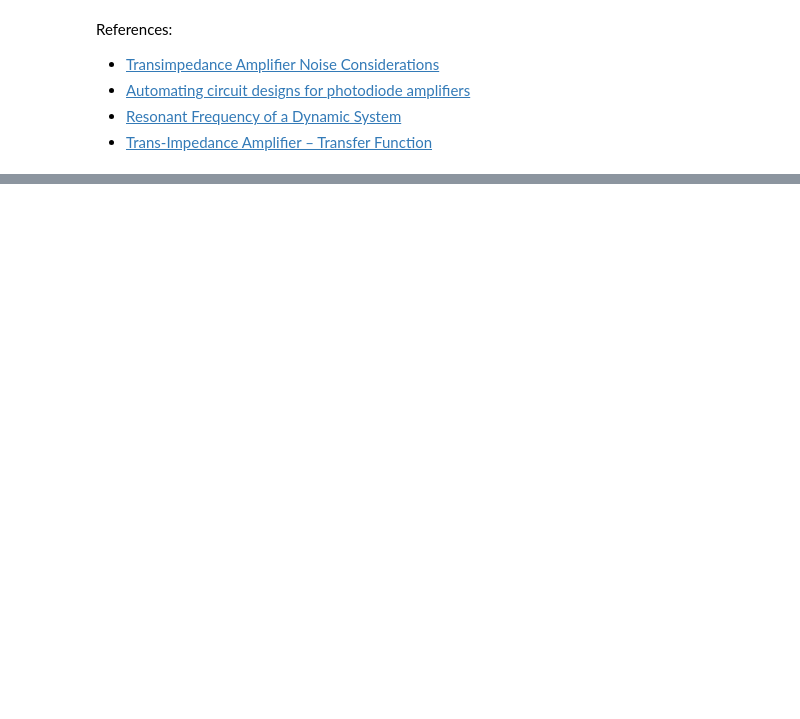
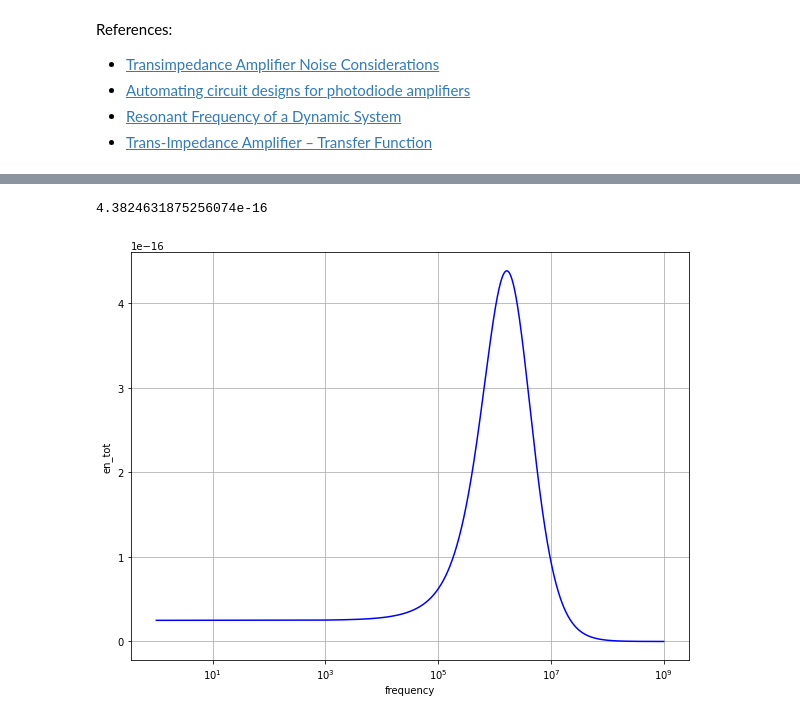
Before and after one commit to dimant/ee538-spring2021, a Jupyter notebook: HW2/HW2.ipynb, the cells around one changed output, grey strips where cells are left out. Saved outputs shown, nothing was run; the diff lists cells and outputs as text; code cells hidden in the pictures; blank space fills up the shorter version.

```diff
--- a/HW2/HW2.ipynb
+++ b/HW2/HW2.ipynb
@@ -40,18 +40,3 @@ photodiode amplifiers](https://www.ti.com/lit/an/slyt703/slyt703.pdf?ts=16187099
 ![Adobe%20Scan%20Apr%2018,%202021%20%281%29_1.jpg](attachment:Adobe%20Scan%20Apr%2018,%202021%20%281%29_1.jpg)
 # %% [markdown]
 ![image.png](attachment:image.png)
-# %%
-import numpy as np
-k = 1.38e-23                 # Boltzmann constant, J/K
-T = 300                      # room temperature (27C) in Kelvin
-
-f = np.linspace(1, 1e9, 1e6)
-s = np.multiply()
-
-en_a = 5e-9 # 5nv / rtHz
-Rf = 1e3 # 1k
-en_a2 = en_a**2
-en_Rf2 = 4 * k * T * Rf
-en_Rf = np.sqrt(en_Rf2)
-
-Aolf =
@@ -57,0 +49,53 @@ Aolf =
+# %%
+import matplotlib as mpl
+from matplotlib import pyplot as plt
+import numpy as np
+
+def plot_xlogy(x, y, xlabel, ylabel):
+    fig, ax = plt.subplots(figsize=(10.0, 7.5));
+    ax.semilogx(x, y, 'b')
+    ax.grid()
+    ax.set_xlabel(xlabel)
+    ax.set_ylabel(ylabel)
+
+k = 1.38e-23                 # Boltzmann constant, J/K
+T = 300                      # room temperature (27C) in Kelvin
+
+en_a = 5e-9 # 5nv / rtHz
+
+c_in = 100e-12
+c_f = 11.25e-12
+r_f = 10e3
+
+en_rf2 = 4 * k * T * Rf
+en_rf = np.sqrt(en_rf2)
+
+
+f = np.linspace(1, 10**9,10**6)
+s = np.multiply(2*np.pi, f)
+
+z_in = 1 / np.multiply(s, c_in)
+# z_f = r_f || c_f
+z_f = r_f / (1 + np.multiply(s, r_f * c_f))
+beta = np.divide(z_in, (z_in + z_f))
+
+f_t = 25e6 # 25MHz
+A_dB = 120 # 1 Meg
+A_0 = 10**(A_dB/20)
+f_3dB = f_t/A_0
+w_p = f_3dB*2*np.pi
+A_ol = A_0 / (1 + np.divide(s, w_p))
+
+gain = A_ol / (1 + np.multiply(beta, A_ol))
+
+en_a_out = en_a * gain
+
+en_tot = en_a_out ** 2
+
+plot_xlogy(f, en_tot, "frequency", "en_tot")
+
+x = np.argmax(en_tot)
+en_tot[x]
+# %% [output]
+4.3824631875256074e-16
+[figure, added]
```
Also changed, not shown: parts of 1 cell of this notebook.
